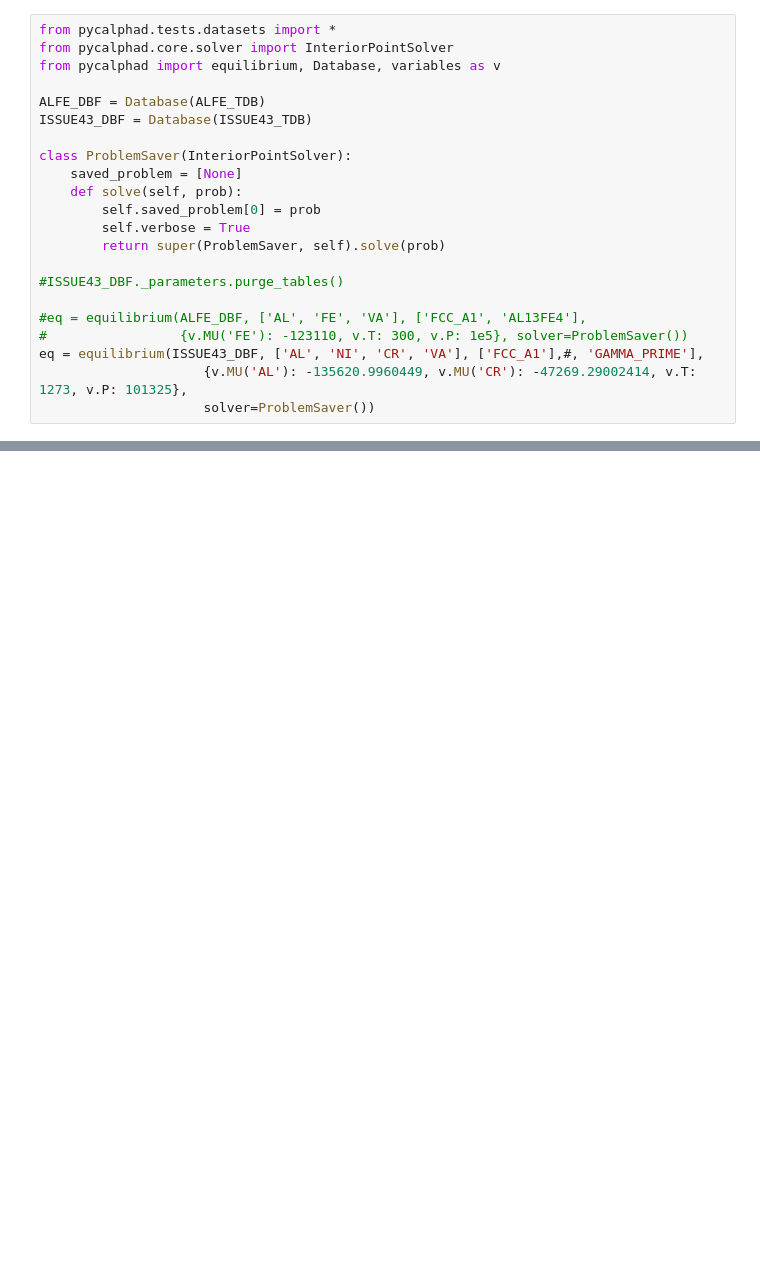
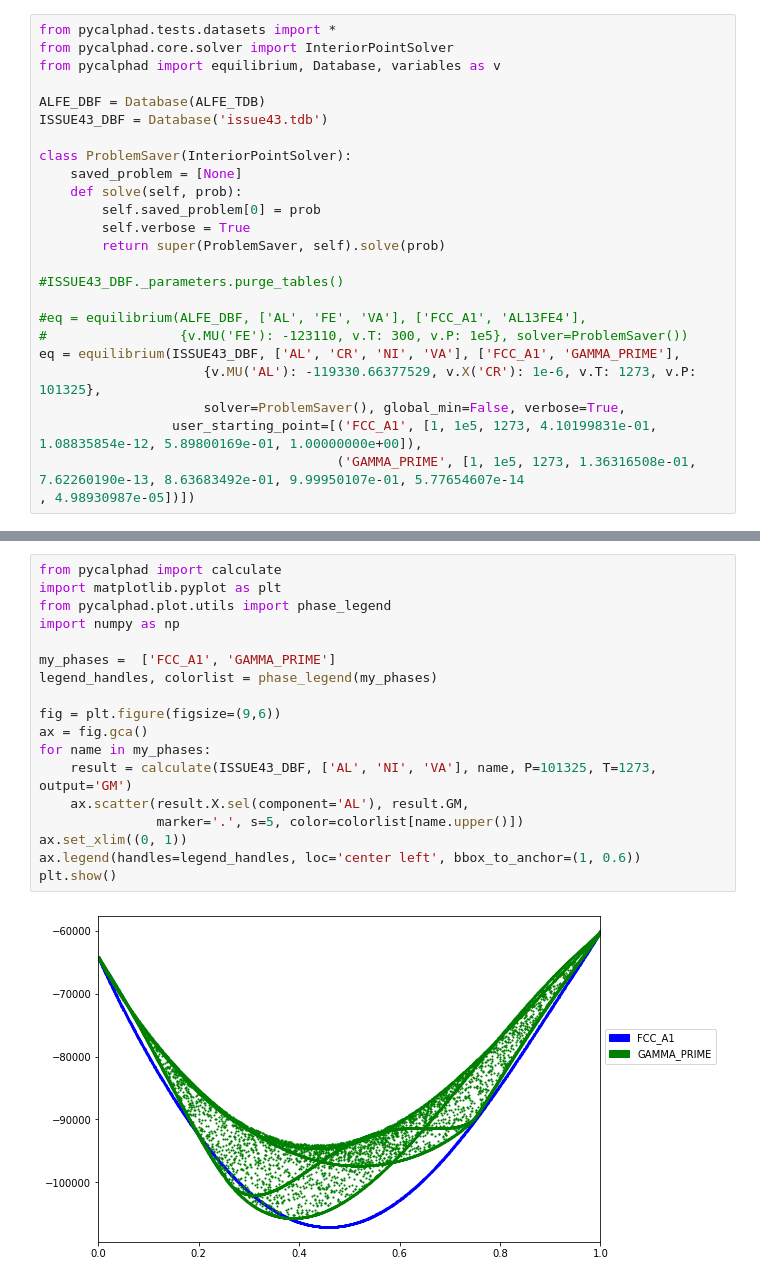
Before and after one commit to richardotis/pycalphad-sandbox, a Jupyter notebook: DerivativeChecking-MU.ipynb, the cells around one changed output, grey strips where cells are left out. Drawn from its saved outputs; the diff is of its cells as text; blank space fills up the shorter version.

```diff
--- a/DerivativeChecking-MU.ipynb
+++ b/DerivativeChecking-MU.ipynb
@@ -4,7 +4,7 @@ from pycalphad.core.solver import InteriorPointSolver
 from pycalphad import equilibrium, Database, variables as v
 
 ALFE_DBF = Database(ALFE_TDB)
-ISSUE43_DBF = Database(ISSUE43_TDB)
+ISSUE43_DBF = Database('issue43.tdb')
 
 class ProblemSaver(InteriorPointSolver):
     saved_problem = [None]
@@ -17,7 +17,10 @@ class ProblemSaver(InteriorPointSolver):
 
 #eq = equilibrium(ALFE_DBF, ['AL', 'FE', 'VA'], ['FCC_A1', 'AL13FE4'],
 #                 {v.MU('FE'): -123110, v.T: 300, v.P: 1e5}, solver=ProblemSaver())
-eq = equilibrium(ISSUE43_DBF, ['AL', 'NI', 'CR', 'VA'], ['FCC_A1'],#, 'GAMMA_PRIME'],
-                     {v.MU('AL'): -135620.9960449, v.MU('CR'): -47269.29002414, v.T: 1273, v.P: 101325},
-                     solver=ProblemSaver())
+eq = equilibrium(ISSUE43_DBF, ['AL', 'CR', 'NI', 'VA'], ['FCC_A1', 'GAMMA_PRIME'],
+                     {v.MU('AL'): -119330.66377529, v.X('CR'): 1e-6, v.T: 1273, v.P: 101325},
+                     solver=ProblemSaver(), global_min=False, verbose=True,
+                 user_starting_point=[('FCC_A1', [1, 1e5, 1273, 4.10199831e-01, 1.08835854e-12, 5.89800169e-01, 1.00000000e+00]),
+                                      ('GAMMA_PRIME', [1, 1e5, 1273, 1.36316508e-01, 7.62260190e-13, 8.63683492e-01, 9.99950107e-01, 5.77654607e-14
+, 4.98930987e-05])])
 # %% [output]
@@ -69,0 +83,20 @@ error.min()
+# %%
+from pycalphad import calculate
+import matplotlib.pyplot as plt
+from pycalphad.plot.utils import phase_legend
+import numpy as np
+
+my_phases =  ['FCC_A1', 'GAMMA_PRIME']
+legend_handles, colorlist = phase_legend(my_phases)
+
+fig = plt.figure(figsize=(9,6))
+ax = fig.gca()
+for name in my_phases:
+    result = calculate(ISSUE43_DBF, ['AL', 'NI', 'VA'], name, P=101325, T=1273, output='GM')
+    ax.scatter(result.X.sel(component='AL'), result.GM,
+               marker='.', s=5, color=colorlist[name.upper()])
+ax.set_xlim((0, 1))
+ax.legend(handles=legend_handles, loc='center left', bbox_to_anchor=(1, 0.6))
+plt.show()
+# %% [output]
+[figure, added]
```
Also changed, not shown: parts of 9 cells of this notebook, 3 other files.
